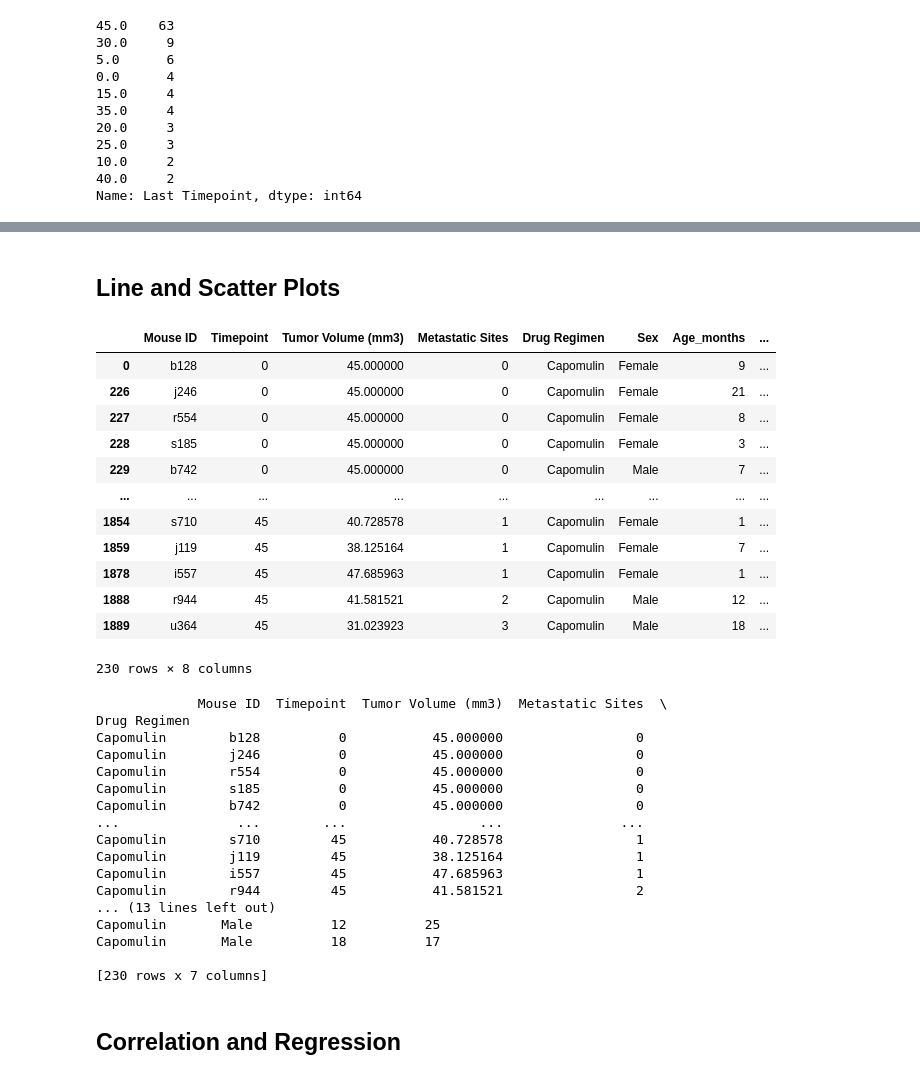
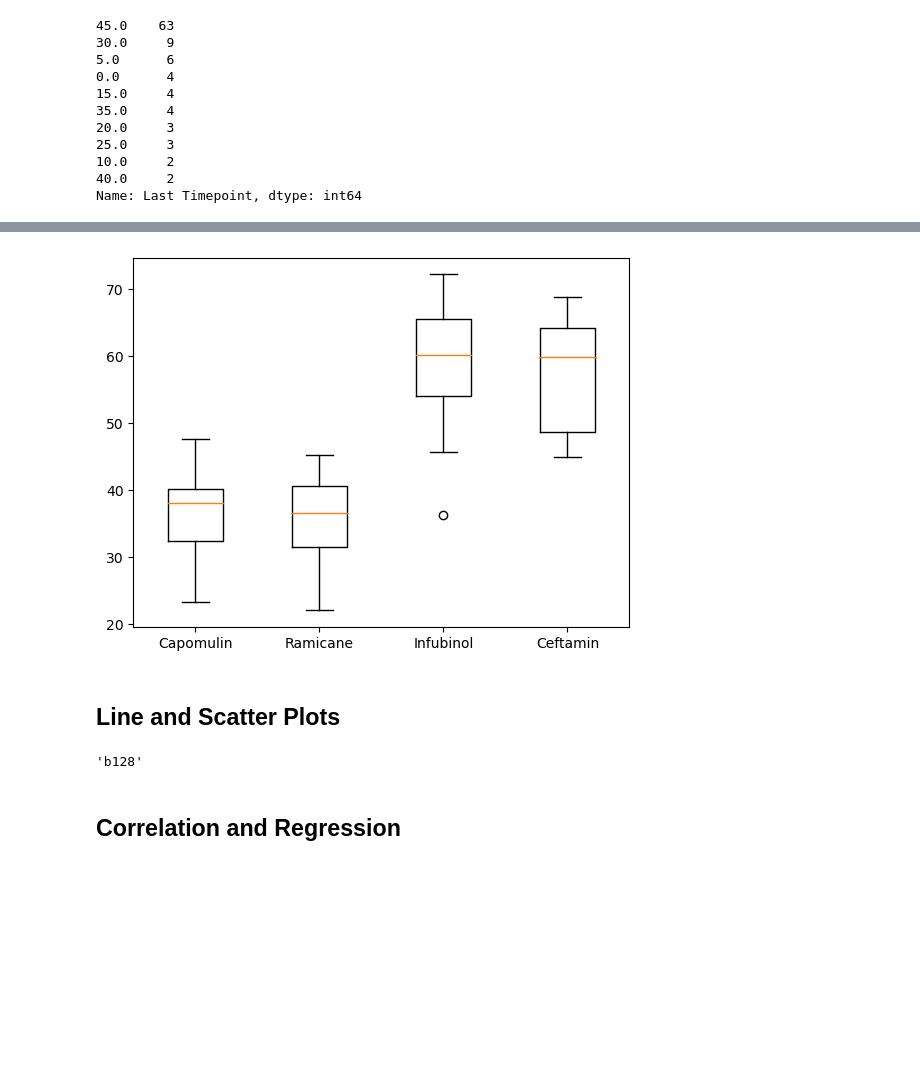
Before and after one commit to Kevin-Lad/matplotlib-challenge, a Jupyter notebook: Pymaceuticals/pymaceuticals_starter.ipynb, the cells around one changed output, grey strips where cells are left out. Cells and saved outputs as stored; diff of their text form; code cells hidden in the pictures; blank space fills up the shorter version.

```diff
--- a/Pymaceuticals/pymaceuticals_starter.ipynb
+++ b/Pymaceuticals/pymaceuticals_starter.ipynb
@@ -300,16 +301,17 @@ mergedata
 treatments = ['Capomulin', 'Ramicane', 'Infubinol', 'Ceftamin']
 
 # Create empty list to fill with tumor vol data (for plotting)
-tumor_volume = []
-
-# Calculate the IQR and quantitatively determine if there are any potential outliers.
+tumor_volume_by_drug = []
+#For each key treatment
+for drug in treatments:
+    # Locate the rows which contain mice on this drug and get the tumor volumes as a series
+    drug_match_s =final_timepoint_df['Drug Regimen'] == drug
+    drug_match_df =final_timepoint_df[drug_match_s]
+    drug_tumor_volume_s =drug_match_df['Tumor Volume (mm3)']
+    # add the tumor volume series to the tumor volume list
+    tumor_volume_by_drug.append(drug_tumor_volume_s)
+    # Calculate the IQR, for this drug, and quantitatively determine if there are any potential outliers for this drug.
 
 
-    # Locate the rows which contain mice on each drug and get the tumor volumes
-
-
-    # add subset
-
-
-    # Determine outliers using upper and lower bounds
+tumor_volume_by_drug
 # %% [output]
@@ -317,51 +358,18 @@ tumor_volume = []
 # %%
 # Generate a box plot that shows the distrubution of the tumor volume for each treatment group.
+plt.boxplot(tumor_volume_by_drug, labels=treatments)
+plt.show()
+# %% [output]
+[figure, added]
 # %% [markdown]
 ## Line and Scatter Plots
 # %%
 # Generate a line plot of tumor volume vs. time point for a single mouse treated with Capomulin
-capomulin = mouse_data_clean.loc[mouse_data_1['Drug Regimen'] == 'Capomulin']
-capomulin
+all_capomulin_df = mouse_data_clean.loc[mouse_data_clean['Drug Regimen'] == 'Capomulin']
+# capomulin_mice
+chosen_mouse = all_capomulin_df['Mouse ID'].sample().values[0]
 # %% [output]
-|  | Mouse ID | Timepoint | Tumor Volume (mm3) | Metastatic Sites | Drug Regimen | Sex | Age_months | ... |
-| 0 | b128 | 0 | 45.000000 | 0 | Capomulin | Female | 9 | ... |
-| 226 | j246 | 0 | 45.000000 | 0 | Capomulin | Female | 21 | ... |
-| 227 | r554 | 0 | 45.000000 | 0 | Capomulin | Female | 8 | ... |
-| 228 | s185 | 0 | 45.000000 | 0 | Capomulin | Female | 3 | ... |
-| 229 | b742 | 0 | 45.000000 | 0 | Capomulin | Male | 7 | ... |
-| ... | ... | ... | ... | ... | ... | ... | ... | ... |
-| 1854 | s710 | 45 | 40.728578 | 1 | Capomulin | Female | 1 | ... |
-| 1859 | j119 | 45 | 38.125164 | 1 | Capomulin | Female | 7 | ... |
-| 1878 | i557 | 45 | 47.685963 | 1 | Capomulin | Female | 1 | ... |
-| 1888 | r944 | 45 | 41.581521 | 2 | Capomulin | Male | 12 | ... |
-| 1889 | u364 | 45 | 31.023923 | 3 | Capomulin | Male | 18 | ... |
-230 rows × 8 columns
+'b128'
-# %%
-# Generate a scatter plot of mouse weight vs. the average observed tumor volume for the entire Capomulin regimen
-tumor = capomulin.set_index(['Drug Regimen'])
-#avg_tumor = tumor.mean()
-print(tumor)
-
-#cap_scatter = capomulin.plot(kind='scatter', x='Weight (g)', y='Tumor Volume (mm3)')
-#cap_scatter
-# %% [output]
-             Mouse ID  Timepoint  Tumor Volume (mm3)  Metastatic Sites  \
-Drug Regimen
-Capomulin        b128          0           45.000000                 0
-Capomulin        j246          0           45.000000                 0
-Capomulin        r554          0           45.000000                 0
-Capomulin        s185          0           45.000000                 0
-Capomulin        b742          0           45.000000                 0
-...               ...        ...                 ...               ...
-Capomulin        s710         45           40.728578                 1
-Capomulin        j119         45           38.125164                 1
-Capomulin        i557         45           47.685963                 1
-Capomulin        r944         45           41.581521                 2
-... (13 lines left out)
-Capomulin       Male          12          25
-Capomulin       Male          18          17
-
-[230 rows x 7 columns]
 # %% [markdown]
 ## Correlation and Regression
 # %%
```
Also changed, not shown: parts of 3 cells of this notebook.
